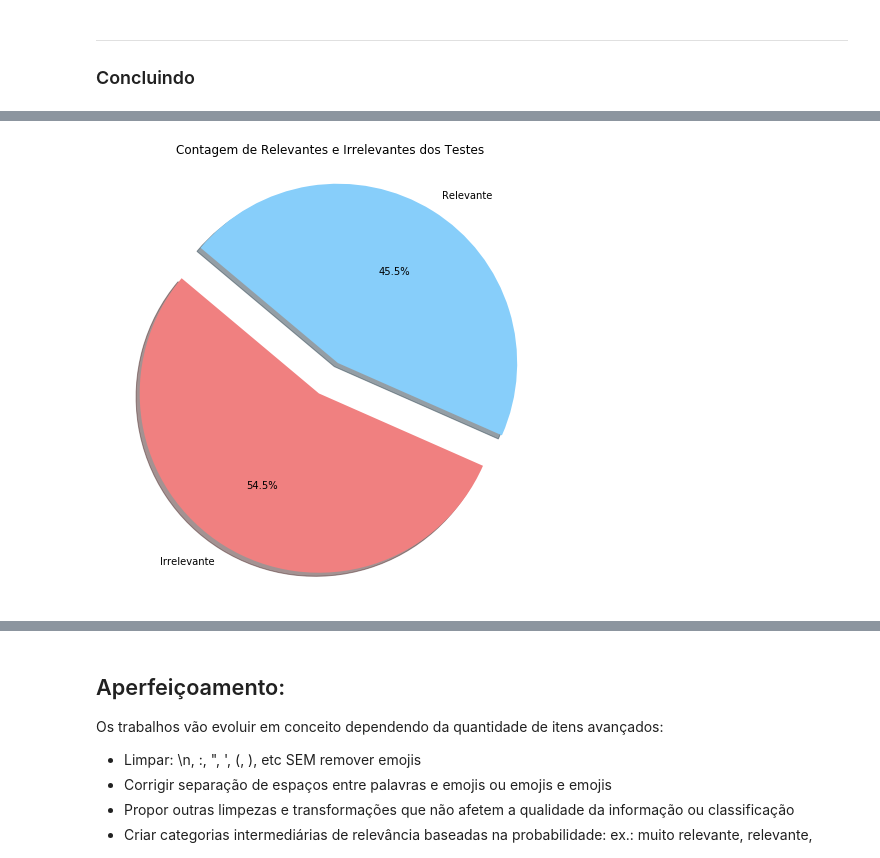
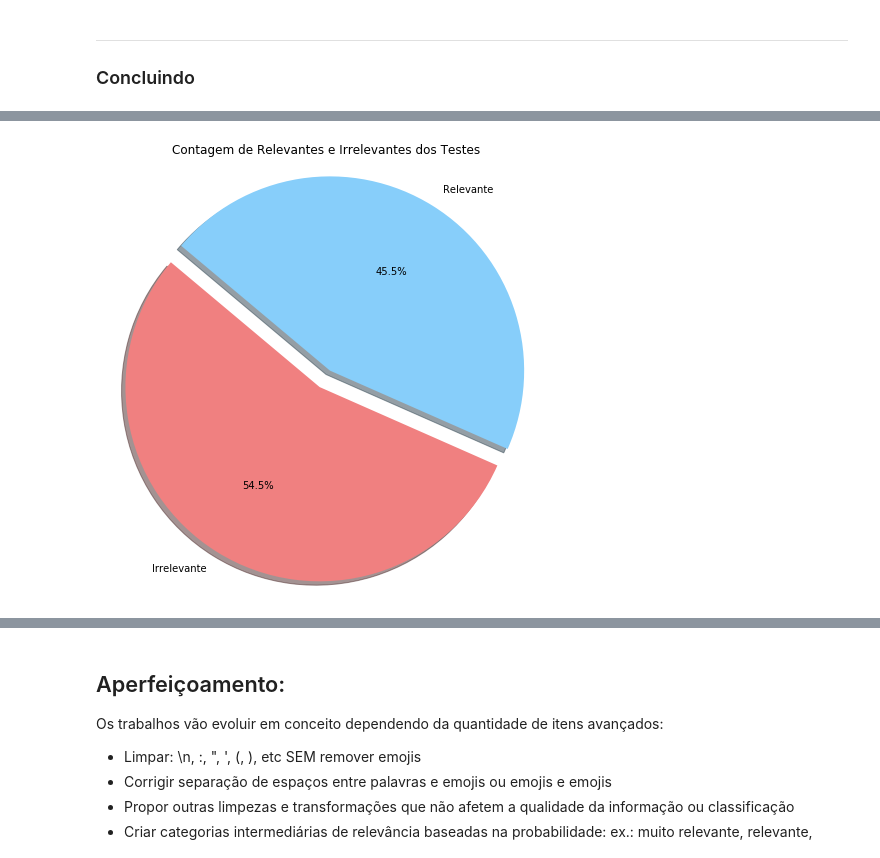
Before and after one commit to EikiSantos/DataScience-Project, a Jupyter notebook: Projeto2_layout.ipynb, the cells around one changed output, grey strips where cells are left out. Cells and saved outputs as stored; diff of their text form; code cells hidden in the pictures.

```diff
--- a/Projeto2_layout.ipynb
+++ b/Projeto2_layout.ipynb
@@ -486,19 +487,19 @@ Name: Analise, dtype: int64
 # %%
 contagem_0 = 109
 contagem_1 = 91
 # Data to plot
 labels = 'Irrelevante', "Relevante"
 sizes = contagem_0, contagem_1
 colors = ['lightcoral', 'lightskyblue']
-explode = (0.1, 0.1)  # explode 1st slice
+explode = (0.1,0)  # explode 1st slice
 
 # Plot
 plt.figure(figsize=[8,8])
 plt.pie(sizes, explode=explode, labels=labels, colors=colors,
 autopct='%1.1f%%', shadow=True, startangle=140)
 
 plt.axis('equal')
 plt.title("Contagem de Relevantes e Irrelevantes dos Testes")
 plt.show()
 # %% [output]
-[figure, old version]
+[figure, new version]
```
Also changed, not shown: parts of 10 cells of this notebook, 1 other file.
